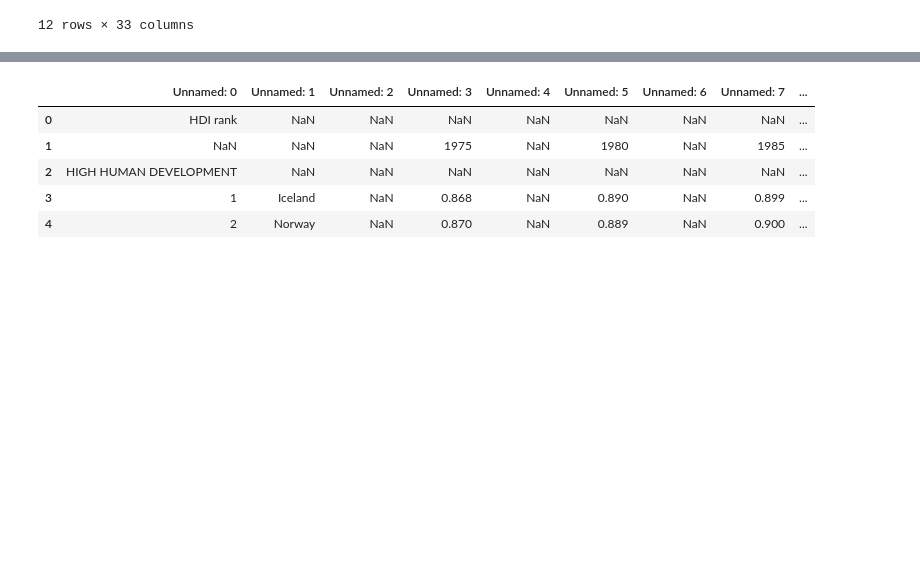
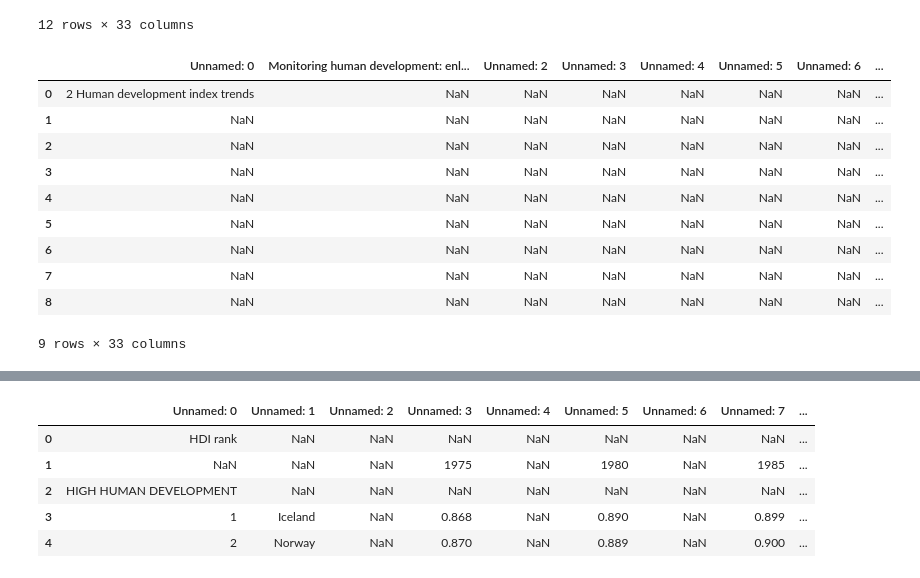
Before and after one commit to Cheick-T/Training_SBC4D, a Jupyter notebook: HDR 2007-2008 Table 02 Script.ipynb, the cells around one changed output, grey strips where cells are left out. Saved outputs shown, nothing was run; the diff lists cells and outputs as text; code cells hidden in the pictures; blank space fills up the shorter version.

```diff
--- a/HDR 2007-2008 Table 02 Script.ipynb
+++ b/HDR 2007-2008 Table 02 Script.ipynb
@@ -21,3 +21,19 @@ df.head(12)
 | 10 | NaN | NaN | NaN | 1975 | NaN | 1980 | NaN | ... |
 | 11 | HIGH HUMAN DEVELOPMENT | NaN | NaN | NaN | NaN | NaN | NaN | ... |
 12 rows × 33 columns
+# %%
+#recuperation de l'entête
+header=df.loc[0:8, :]
+header
+# %% [output]
+|  | Unnamed: 0 | Monitoring human development: enl... | Unnamed: 2 | Unnamed: 3 | Unnamed: 4 | Unnamed: 5 | Unnamed: 6 | ... |
+| 0 | 2 Human development index trends | NaN | NaN | NaN | NaN | NaN | NaN | ... |
+| 1 | NaN | NaN | NaN | NaN | NaN | NaN | NaN | ... |
+| 2 | NaN | NaN | NaN | NaN | NaN | NaN | NaN | ... |
+| 3 | NaN | NaN | NaN | NaN | NaN | NaN | NaN | ... |
+| 4 | NaN | NaN | NaN | NaN | NaN | NaN | NaN | ... |
+| 5 | NaN | NaN | NaN | NaN | NaN | NaN | NaN | ... |
+| 6 | NaN | NaN | NaN | NaN | NaN | NaN | NaN | ... |
+| 7 | NaN | NaN | NaN | NaN | NaN | NaN | NaN | ... |
+| 8 | NaN | NaN | NaN | NaN | NaN | NaN | NaN | ... |
+9 rows × 33 columns
```
Also changed, not shown: parts of 5 cells of this notebook.
